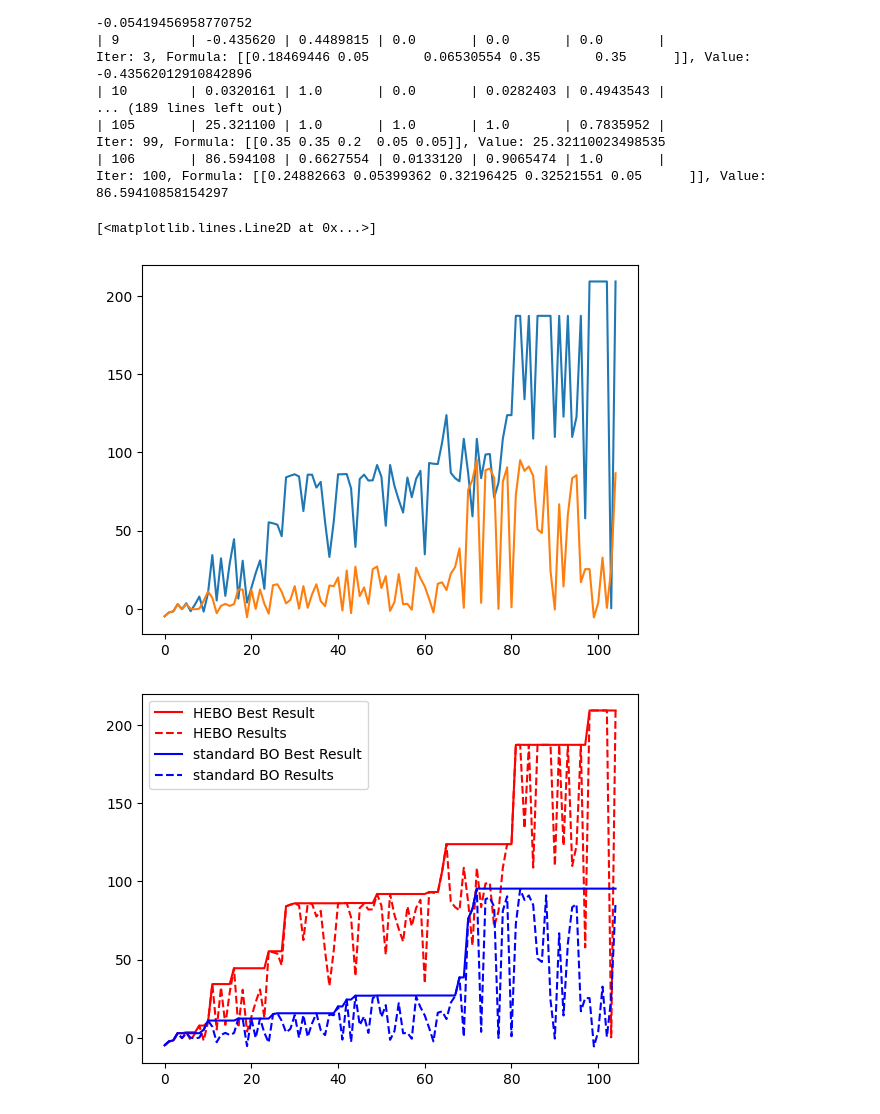
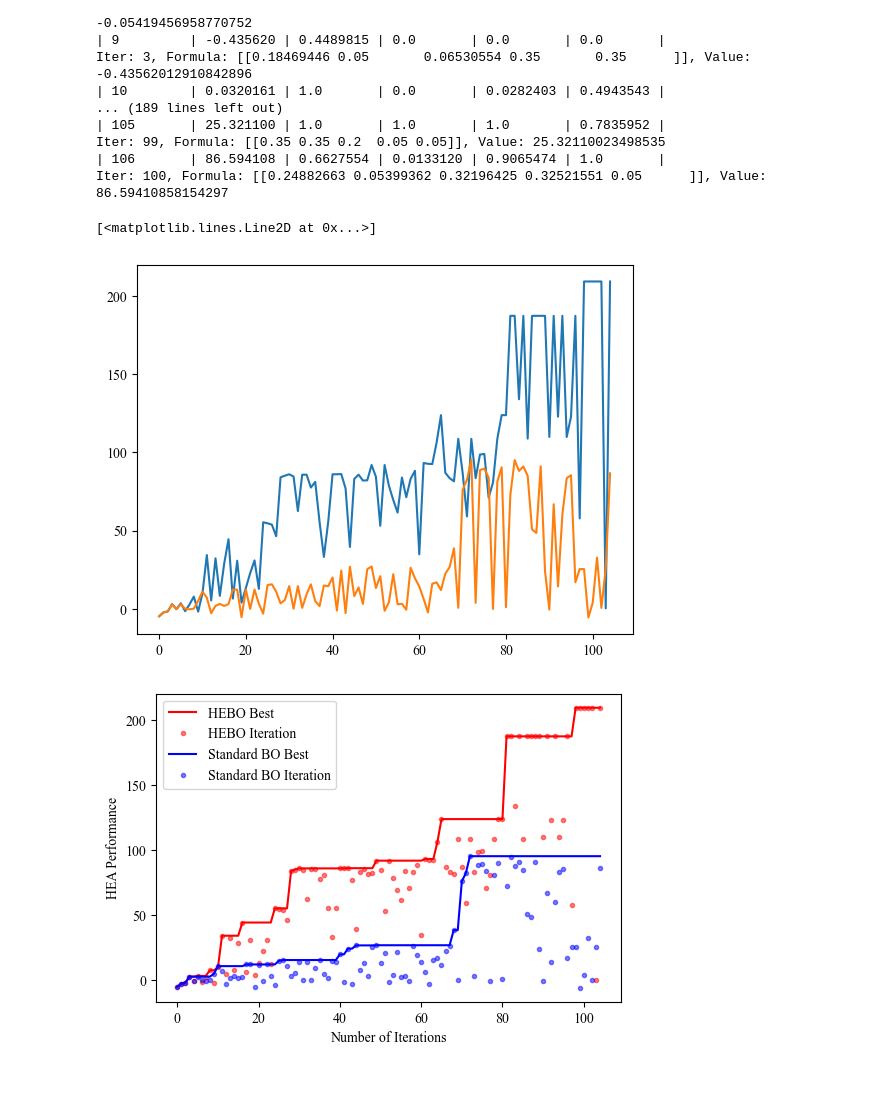
Before and after one commit to zwyu-ai/BO-Tutorial-for-Sci, a Jupyter notebook: HEA/playground.ipynb, the cells around one changed output. Cells and saved outputs as stored; diff of their text form; code cells hidden in the pictures; blank space fills up the shorter version.

```diff
--- a/HEA/playground.ipynb
+++ b/HEA/playground.ipynb
@@ -201,24 +259,35 @@ r.to_csv('results_hea.csv')
 # %%
 import matplotlib.pyplot as plt
 
+# set plotting font to Times New Roman
+plt.rcParams["font.family"] = "Times New Roman"
+
+# Load results from csv
+r = pd.read_csv('results_hea.csv')
+results_hebo = r['hebo']
+results_bo = r['bo']
+
 plt.plot(results_hebo)
 plt.plot(results_bo)
 # %% [output]
 [<matplotlib.lines.Line2D at 0x...>]
-[figure, old version]
+[figure, new version]
 # %%
 best_hebo = []
 best_bo = []
 
 for i in range(len(results_hebo)):
     best_hebo.append(max(results_hebo[:i+1]))
     best_bo.append(max(results_bo[:i+1]))
 
-plt.plot(best_hebo, label='HEBO Best Result', color='r')
-plt.plot(results_hebo, label='HEBO Results', color='r', linestyle='--')
-plt.plot(best_bo, label='standard BO Best Result', color='b')
-plt.plot(results_bo, label='standard BO Results', color='b', linestyle='--')
+plt.figure(figsize=(6, 4))
+plt.plot(best_hebo, label='HEBO Best', color='r')
+plt.plot(results_hebo, '.', label='HEBO Iteration', alpha=0.5, color='r')
+plt.plot(best_bo, label='Standard BO Best', color='b')
+plt.plot(results_bo, '.', label='Standard BO Iteration', alpha=0.5, color='b')
+plt.xlabel('Number of Iterations')
+plt.ylabel('HEA Performance')
 plt.legend()
-plt.savefig('BO_results_for_HEA.png', dpi=600)
+plt.savefig('BO_results_for_HEA.pdf')
 # %% [output]
-[figure, old version]
+[figure, new version]
```
Also changed, not shown: parts of 1 cell of this notebook, 7 other files.
